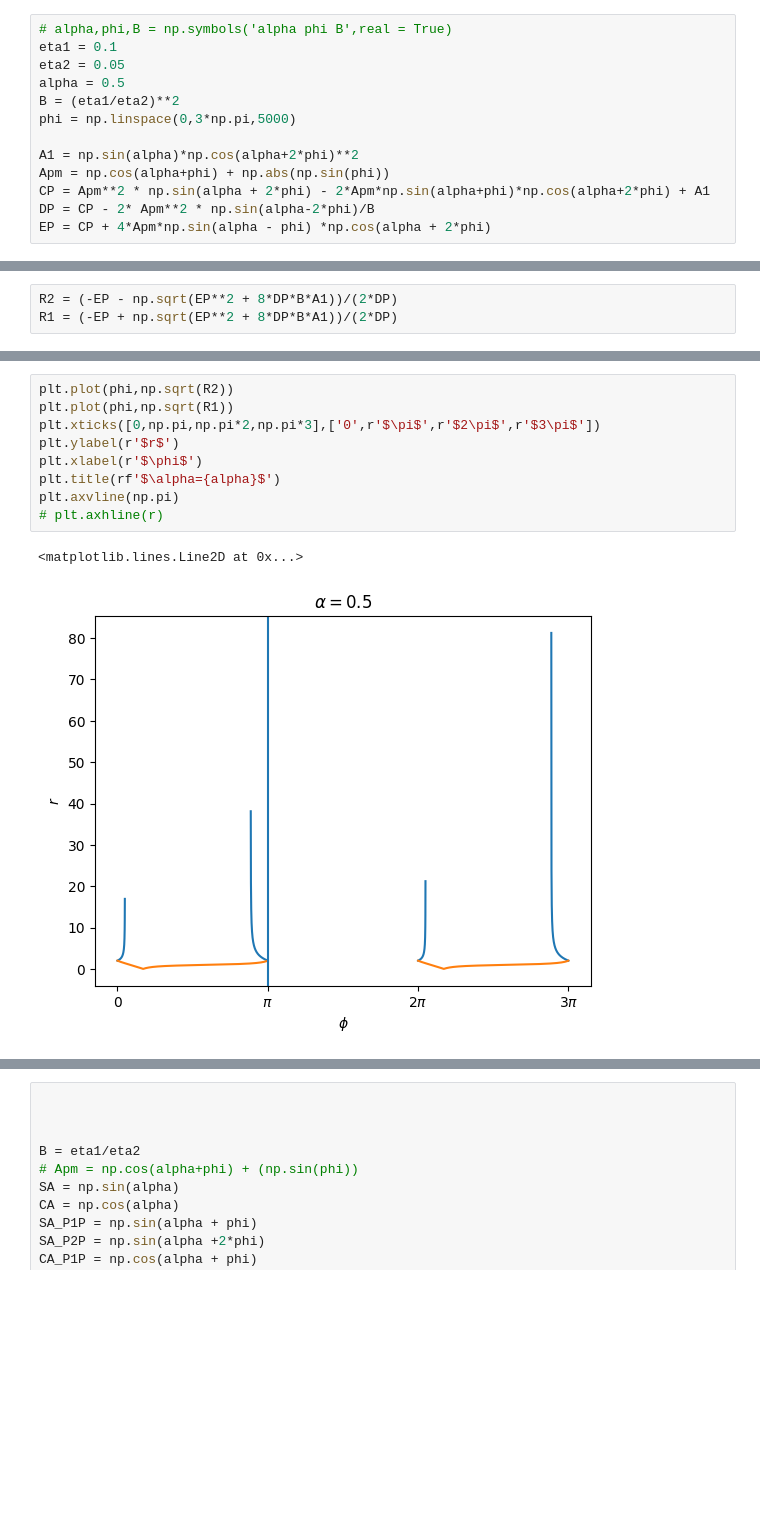
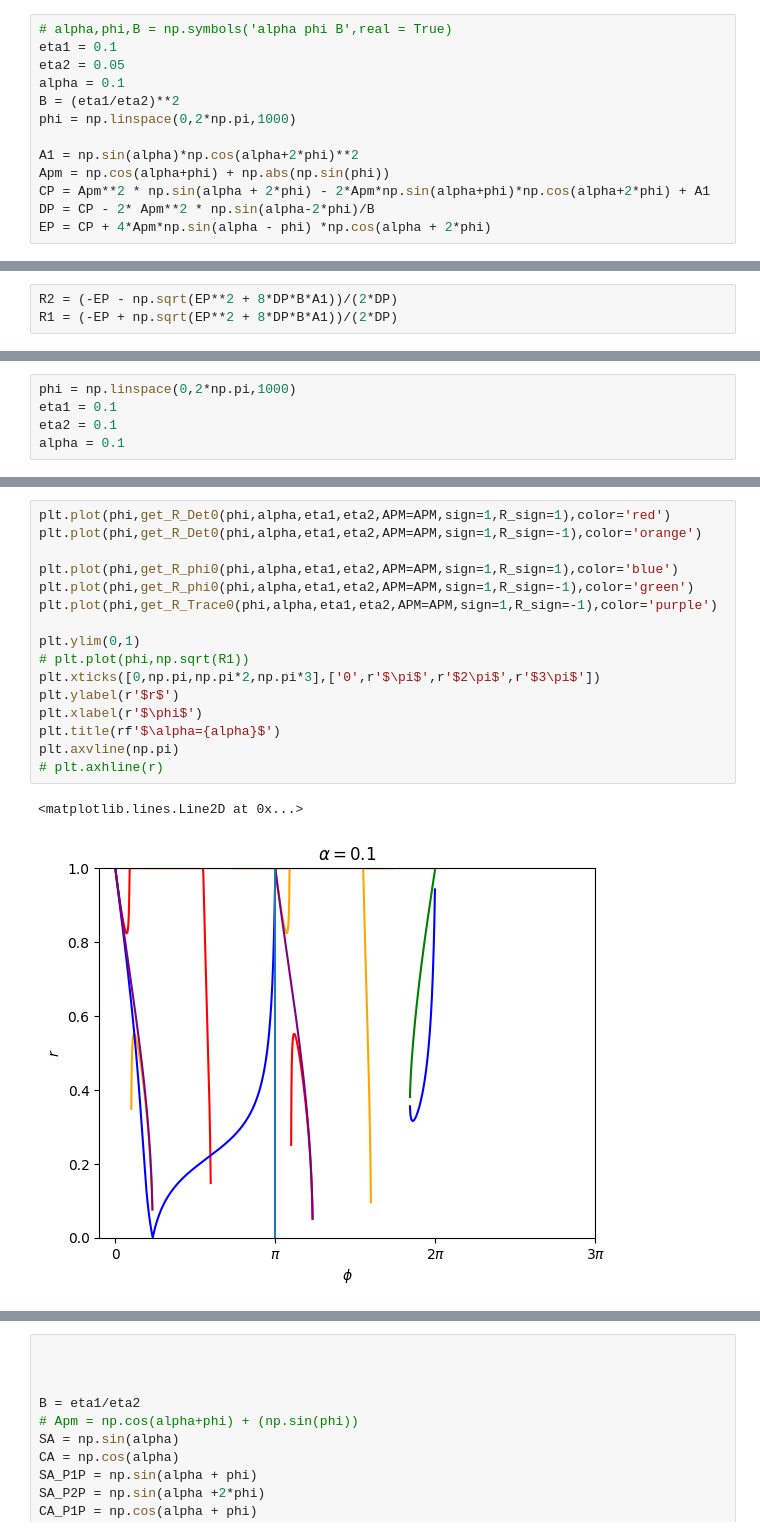
Before and after one commit to Gug-Young/Active_Rotator, a Jupyter notebook: 240805 Fixed point find.ipynb, the cells around one changed output, grey strips where cells are left out. Cells and saved outputs as stored; diff of their text form; blank space fills up the shorter version.

```diff
--- a/240805 Fixed point find.ipynb
+++ b/240805 Fixed point find.ipynb
@@ -1239,9 +1020,9 @@ KeyboardInterrupt:
 # alpha,phi,B = np.symbols('alpha phi B',real = True)
 eta1 = 0.1
 eta2 = 0.05
-alpha = 0.5
+alpha = 0.1
 B = (eta1/eta2)**2
-phi = np.linspace(0,3*np.pi,5000)
+phi = np.linspace(0,2*np.pi,1000)
 
 A1 = np.sin(alpha)*np.cos(alpha+2*phi)**2
 Apm = np.cos(alpha+phi) + np.abs(np.sin(phi))
@@ -1253,0 +1734,5 @@ R1 = (-EP + np.sqrt(EP**2 + 8*DP*B*A1))/(2*DP)
+# %%
+phi = np.linspace(0,2*np.pi,1000)
+eta1 = 0.1
+eta2 = 0.1
+alpha = 0.1
@@ -1254,12 +1761,19 @@ R1 = (-EP + np.sqrt(EP**2 + 8*DP*B*A1))/(2*DP)
 # %%
-plt.plot(phi,np.sqrt(R2))
-plt.plot(phi,np.sqrt(R1))
+plt.plot(phi,get_R_Det0(phi,alpha,eta1,eta2,APM=APM,sign=1,R_sign=1),color='red')
+plt.plot(phi,get_R_Det0(phi,alpha,eta1,eta2,APM=APM,sign=1,R_sign=-1),color='orange')
+
+plt.plot(phi,get_R_phi0(phi,alpha,eta1,eta2,APM=APM,sign=1,R_sign=1),color='blue')
+plt.plot(phi,get_R_phi0(phi,alpha,eta1,eta2,APM=APM,sign=1,R_sign=-1),color='green')
+plt.plot(phi,get_R_Trace0(phi,alpha,eta1,eta2,APM=APM,sign=1,R_sign=-1),color='purple')
+
+plt.ylim(0,1)
+# plt.plot(phi,np.sqrt(R1))
 plt.xticks([0,np.pi,np.pi*2,np.pi*3],['0',r'$\pi$',r'$2\pi$',r'$3\pi$'])
 plt.ylabel(r'$r$')
 plt.xlabel(r'$\phi$')
 plt.title(rf'$\alpha={alpha}$')
 plt.axvline(np.pi)
 # plt.axhline(r)
 # %% [output]
 <matplotlib.lines.Line2D at 0x...>
-[figure, old version]
+[figure, new version]
```
Also changed, not shown: parts of 125 cells of this notebook, 1 other file.
